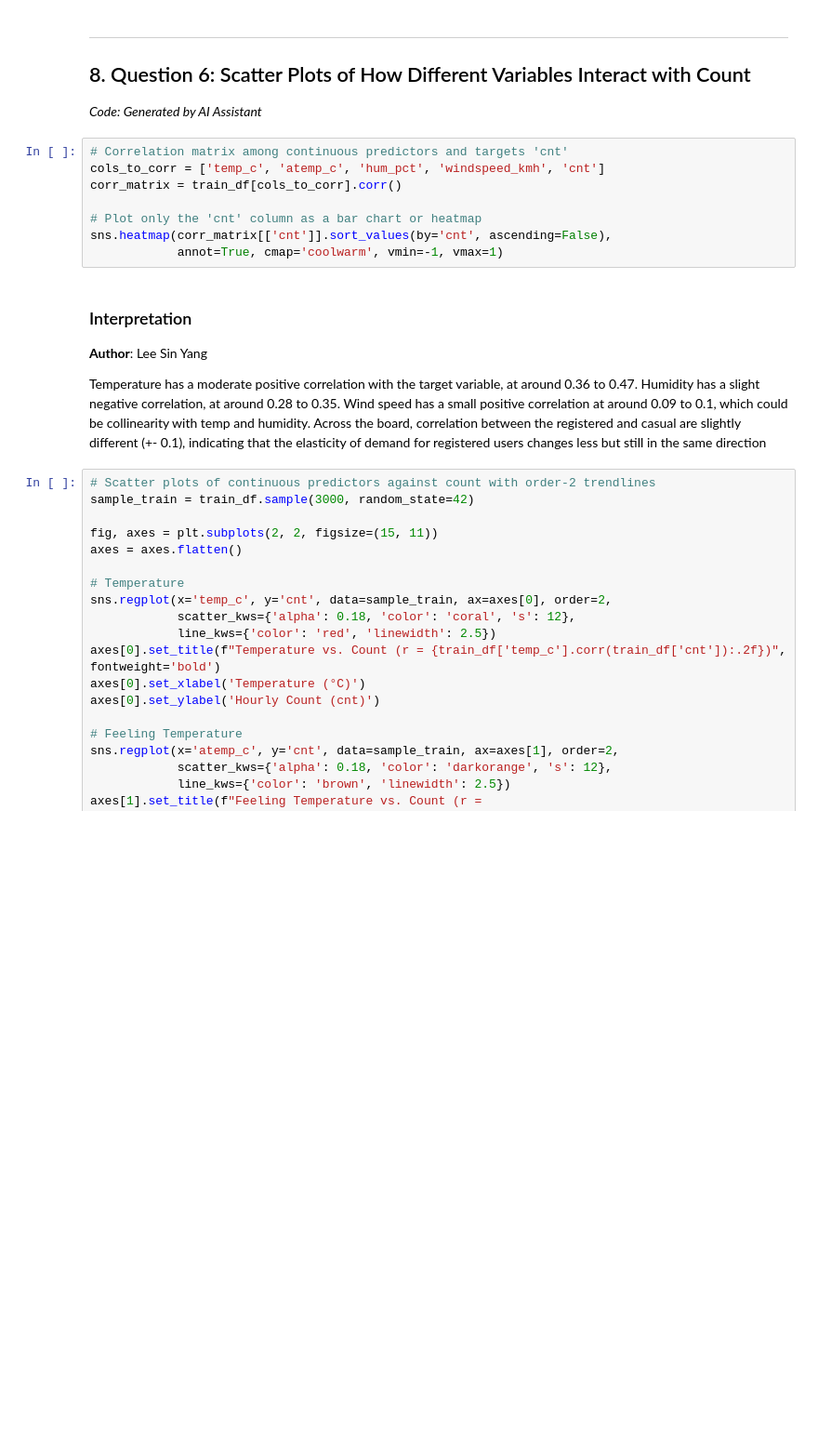
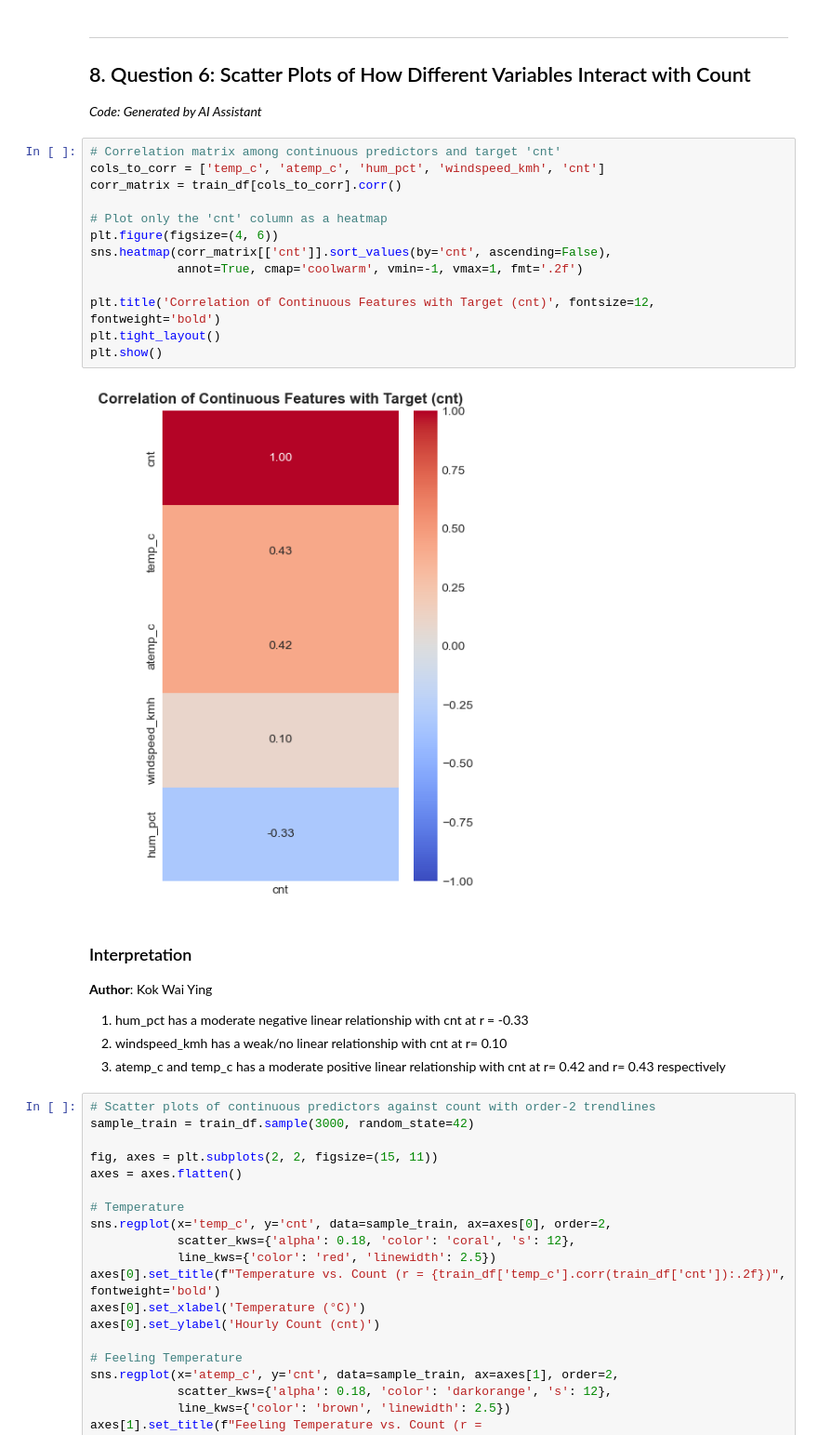
Before and after one commit to SinYang13/DSA211, a Jupyter notebook: notebooks/01 EDA.ipynb, the cells around one changed output. Shown at 93% size. Saved outputs shown, nothing was run; the diff lists cells and outputs as text; blank space fills up the shorter version.

```diff
--- a/notebooks/01 EDA.ipynb
+++ b/notebooks/01 EDA.ipynb
@@ -810,18 +1013,27 @@ Based on the boxplot, the outliers on an hourly basis are largely in the early m
 ## 8. Question 6: Scatter Plots of How Different Variables Interact with Count
 *Code: Generated by AI Assistant*
 # %%
-# Correlation matrix among continuous predictors and targets 'cnt'
+# Correlation matrix among continuous predictors and target 'cnt'
 cols_to_corr = ['temp_c', 'atemp_c', 'hum_pct', 'windspeed_kmh', 'cnt']
 corr_matrix = train_df[cols_to_corr].corr()
 
-# Plot only the 'cnt' column as a bar chart or heatmap
+# Plot only the 'cnt' column as a heatmap
+plt.figure(figsize=(4, 6))
 sns.heatmap(corr_matrix[['cnt']].sort_values(by='cnt', ascending=False),
-            annot=True, cmap='coolwarm', vmin=-1, vmax=1)
+            annot=True, cmap='coolwarm', vmin=-1, vmax=1, fmt='.2f')
+
+plt.title('Correlation of Continuous Features with Target (cnt)', fontsize=12, fontweight='bold')
+plt.tight_layout()
+plt.show()
+# %% [output]
+[figure, added]
 # %% [markdown]
 ### Interpretation
-**Author**: Lee Sin Yang
+**Author**: Kok Wai Ying
 
-Temperature has a moderate positive correlation with the target variable, at around 0.36 to 0.47. Humidity has a slight negative correlation, at around 0.28 to 0.35. Wind speed has a small positive correlation at around 0.09 to 0.1, which could be collinearity with temp and humidity. Across the board, correlation between the registered and casual are slightly different (+- 0.1), indicating that the elasticity of demand for registered users changes less but still in the same direction
+1. hum_pct has a moderate negative linear relationship with cnt at r = -0.33
+2. windspeed_kmh has a weak/no linear relationship with cnt at  r= 0.10
+3. atemp_c and temp_c has a moderate positive linear relationship with cnt at r= 0.42 and  r= 0.43 respectively
 # %%
 # Scatter plots of continuous predictors against count with order-2 trendlines
 sample_train = train_df.sample(3000, random_state=42)
```
Also changed, not shown: parts of 25 cells of this notebook.
